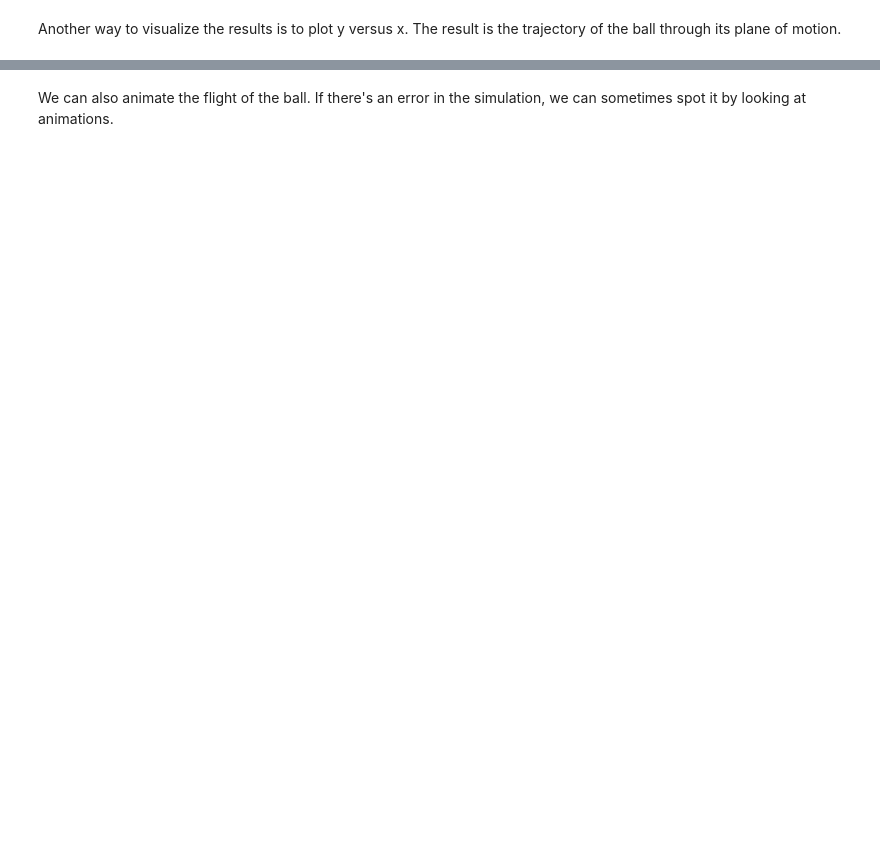
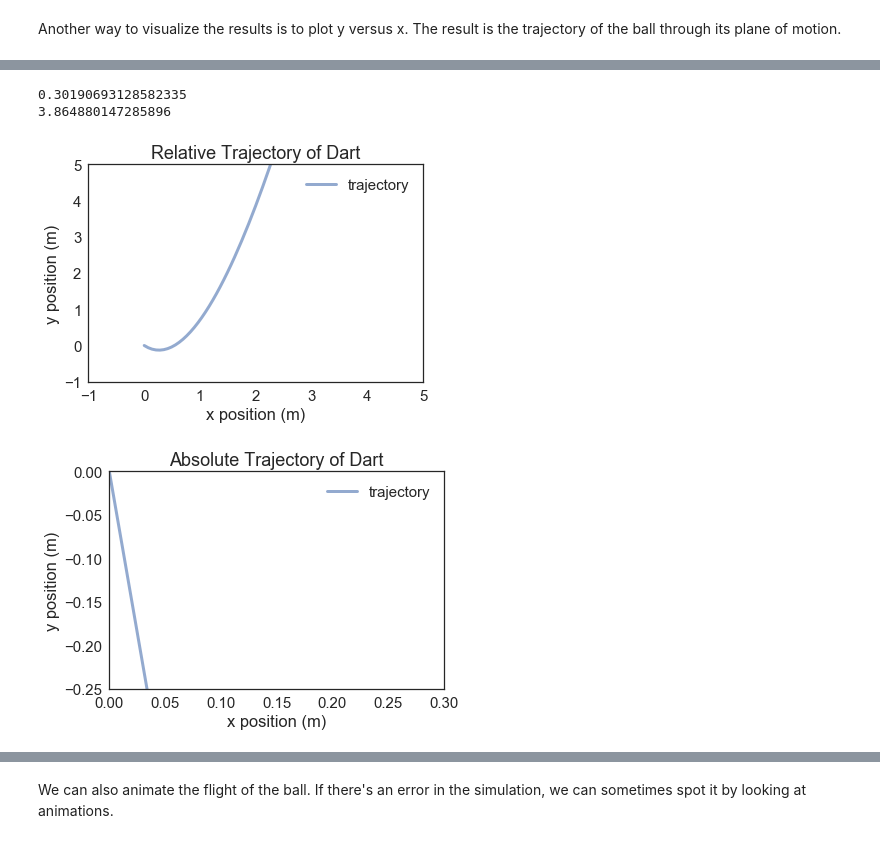
Before and after one commit to jsieving/ModSim-Project-3, a Jupyter notebook: Project3-Computation Version.ipynb, the cells around one changed output, grey strips where cells are left out. Saved outputs shown, nothing was run; the diff lists cells and outputs as text; code cells hidden in the pictures; blank space fills up the shorter version.

```diff
--- a/project3-version1.ipynb
+++ b/Project3-Computation Version.ipynb
@@ -32,4 +21,4 @@ condition = Condition(x = 0 * m,
                       C_d = .67,
                       angle = 0 * degree,
                       velocity = 10 * m / s,
-                      duration = 5 * s)
+                      duration = 2 * s)
@@ -152 +88,13 @@ The simplest way to visualize the results is to plot x and y as functions of tim
+# %%
+#Absolute
+xs = system.results.x
+abs_ys = -system.results.abs_y
+vxs = system.results.vx
+abs_vys = system.results.abs_vy
+
+#Relative
+xs = system.results.x
+rel_ys = -system.results.rel_y
+vxs = system.results.vx
+rel_vys = system.results.rel_vy
 # %%
@@ -195,0 +166,65 @@ Saving figure to file chap10-fig02.pdf
+# %%
+def calc_miss(angle, distance):
+    condition.set(angle = angle * degree)
+    #print(condition.angle)
+    system = make_system(condition)
+    #print(system)
+    slope_func(system.init, 0*s, system)
+    run_odeint(system, slope_func)
+
+    xs = system.results.x
+    rel_ys = -system.results.rel_y
+
+    x_series = interpolate(xs, kind = 'cubic')
+    y_series = interpolate(rel_ys, kind = 'cubic')
+
+    T = interp_inverse(xs, kind='cubic')  #adjust later
+    hit_time = T(distance)
+    print(hit_time)
+    hit_height = y_series(hit_time)
+
+    print(hit_height)
+
+def plot_trajectory(angle, distance):
+    condition.set(angle = angle * degree)
+    #print(condition.angle)
+    system = make_system(condition)
+    #print(system)
+    slope_func(system.init, 0*s, system)
+    run_odeint(system, slope_func)
+
+    xs = system.results.x
+    rel_ys = -system.results.rel_y
+
+    x_series = interpolate(xs, kind = 'cubic')
+    y_series = interpolate(rel_ys, kind = 'cubic')
+
+    #Relative Graph
+    newfig()
+    plot(xs, rel_ys, label='trajectory')
+
+    decorate(xlabel='x position (m)',
+             ylabel='y position (m)',
+             title='Relative Trajectory of Dart',
+             xlim=[-1, 5],
+             ylim=[-1, 5]
+            )
+
+    #Absolute Graph
+    newfig()
+    plot(xs, abs_ys, label='trajectory')
+
+    decorate(xlabel='x position (m)',
+             ylabel='y position (m)',
+             title='Absolute Trajectory of Dart',
+             xlim=[0, 0.3],
+             ylim=[-0.25, 0])
+
+#run_simulation(20,2)
+plot_trajectory(45,2)
+calc_miss(45,2)
+# %% [output]
+0.30190693128582335
+3.864880147285896
+[figure, added]
+[figure, added]
```
Also changed, not shown: parts of 34 cells of this notebook, 3 other files.
